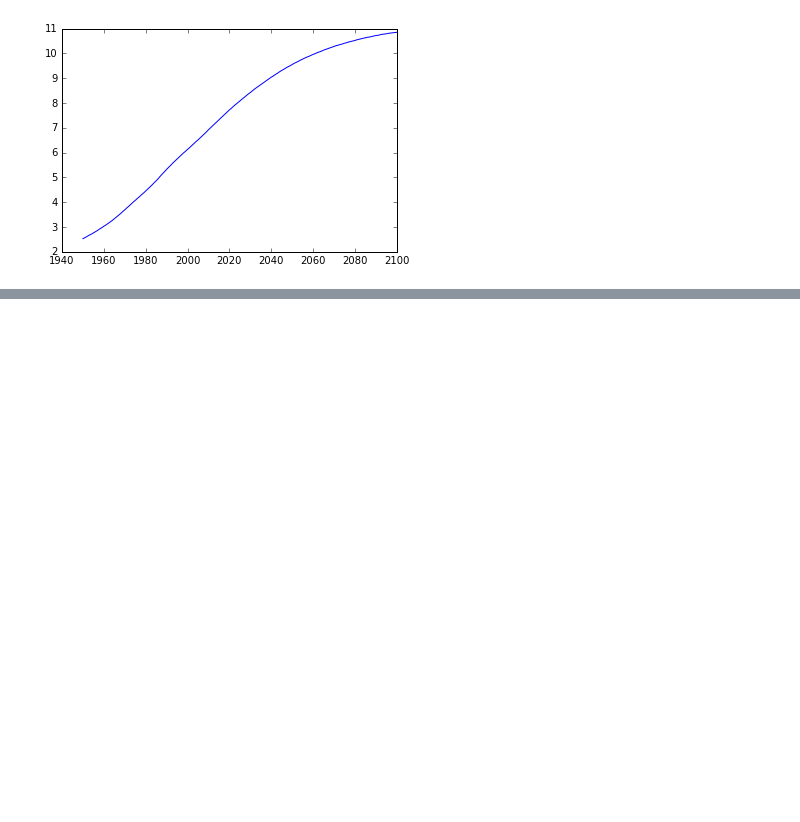
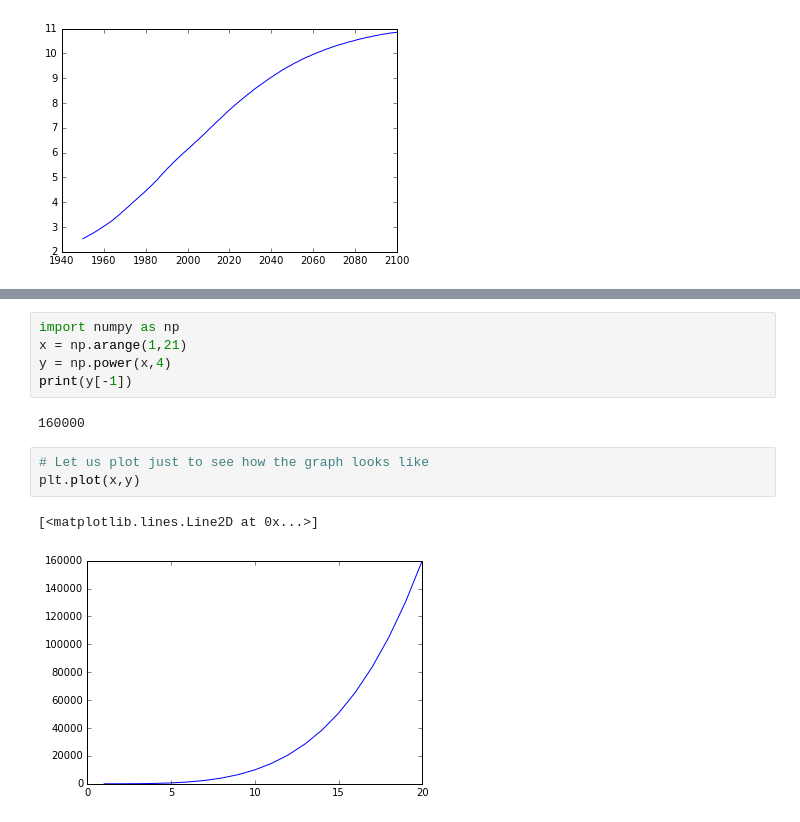
Before and after one commit to AtmaMani/pyChakras, a Jupyter notebook: data_viz/matplotlib_tutorial.ipynb, the cells around one changed output, grey strips where cells are left out. Drawn from its saved outputs; the diff is of its cells as text; blank space fills up the shorter version.

Commit message:
plotting

```diff
--- a/data_viz/matplotlib_tutorial.ipynb
+++ b/data_viz/matplotlib_tutorial.ipynb
@@ -33,0 +39,13 @@ plt.plot(years, pop)
+# %%
+import numpy as np
+x = np.arange(1,21)
+y = np.power(x,4)
+print(y[-1])
+# %% [output]
+160000
+# %%
+# Let us plot just to see how the graph looks like
+plt.plot(x,y)
+# %% [output]
+[<matplotlib.lines.Line2D at 0x...>]
+[figure, added]
```
Also changed, not shown: parts of 11 cells of this notebook.
